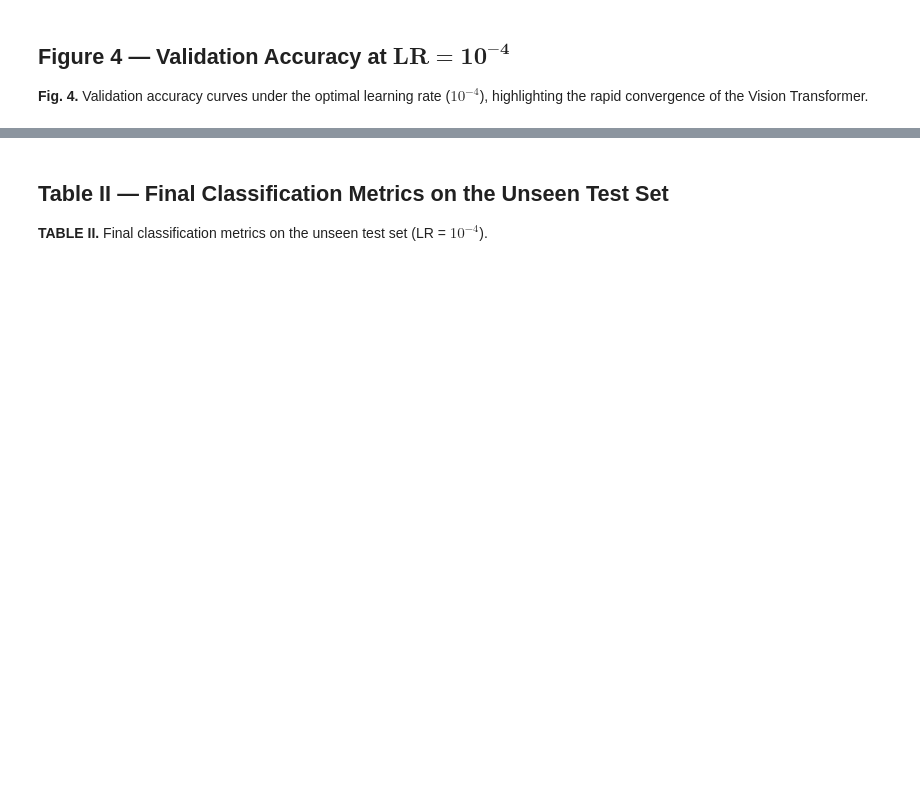
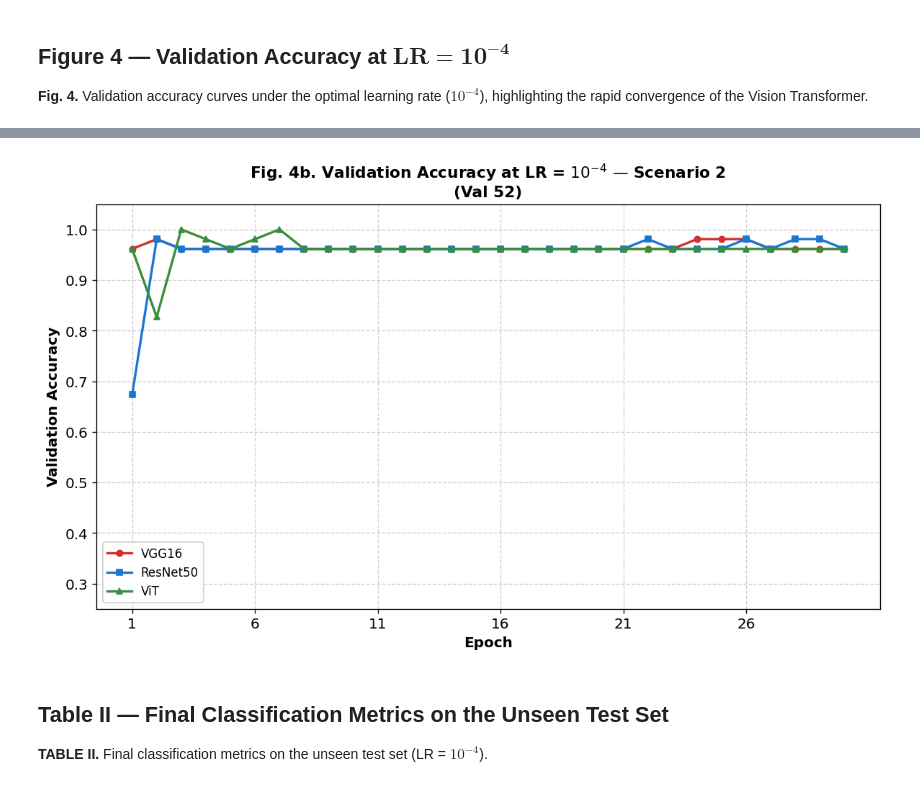
Before and after one commit to erlanggadewasakti/CT-Brain-Image-Classification, a Jupyter notebook: eda.ipynb, the cells around one changed output, grey strips where cells are left out. Saved outputs shown, nothing was run; the diff lists cells and outputs as text; code cells hidden in the pictures; blank space fills up the shorter version.

```diff
--- a/eda.ipynb
+++ b/eda.ipynb
@@ -148,34 +152,36 @@ vgg16_s2 = [0.9615, 0.9808, 0.9615, 0.9615, 0.9615, 0.9615,
             0.9615, 0.9615, 0.9615, 0.9615, 0.9615, 0.9615,
             0.9615, 0.9615, 0.9615, 0.9615, 0.9615, 0.9808,
             0.9808, 0.9808, 0.9615, 0.9615, 0.9615, 0.9615]
 
 resnet50_s2 = [0.6731, 0.9808, 0.9615, 0.9615, 0.9615, 0.9615,
                0.9615, 0.9615, 0.9615, 0.9615, 0.9615, 0.9615,
                0.9615, 0.9615, 0.9615, 0.9615, 0.9615, 0.9615,
                0.9615, 0.9615, 0.9615, 0.9808, 0.9615, 0.9615,
                0.9615, 0.9808, 0.9615, 0.9808, 0.9808, 0.9615]
 
 vit_s2 = [0.9615, 0.8269, 1.0000, 0.9808, 0.9615, 0.9808,
           1.0000, 0.9615, 0.9615, 0.9615, 0.9615, 0.9615,
           0.9615, 0.9615, 0.9615, 0.9615, 0.9615, 0.9615,
           0.9615, 0.9615, 0.9615, 0.9615, 0.9615, 0.9615,
           0.9615, 0.9615, 0.9615, 0.9615, 0.9615, 0.9615]
 
 fig, ax = plt.subplots(figsize=(10, 6))
 ax.plot(epochs, vgg16_s2, 'o-', color='#D32F2F', linewidth=2, markersize=5, label='VGG16')
 ax.plot(epochs, resnet50_s2, 's-', color='#1976D2', linewidth=2, markersize=5, label='ResNet50')
 ax.plot(epochs, vit_s2, '^-', color='#388E3C', linewidth=2, markersize=5, label='ViT')
 ax.set_xlabel('Epoch', fontweight='bold')
 ax.set_ylabel('Validation Accuracy', fontweight='bold')
-ax.set_title('Fig. 4b. Validation Accuracy at LR = $10^{-4}$ — Skenario 2\n(Val 52)', fontweight='bold')
+ax.set_title('Fig. 4b. Validation Accuracy at LR = $10^{-4}$ — Scenario 2\n(Val 52)', fontweight='bold')
 ax.legend(framealpha=0.9, loc='lower left')
 ax.grid(True, linestyle='--', alpha=0.6)
 ax.set_ylim(0.25, 1.05)
 ax.set_yticks(np.arange(0.3, 1.1, 0.1))
 ax.set_xticks(epochs[::5])
 plt.tight_layout()
 plt.savefig('fig4b_valacc_1e4_skenario2.png')
 plt.show()
+# %% [output]
+[figure, added]
 # %% [markdown]
 ## Table II — Final Classification Metrics on the Unseen Test Set
 
```
Also changed, not shown: parts of 7 cells of this notebook, 4 other files.
